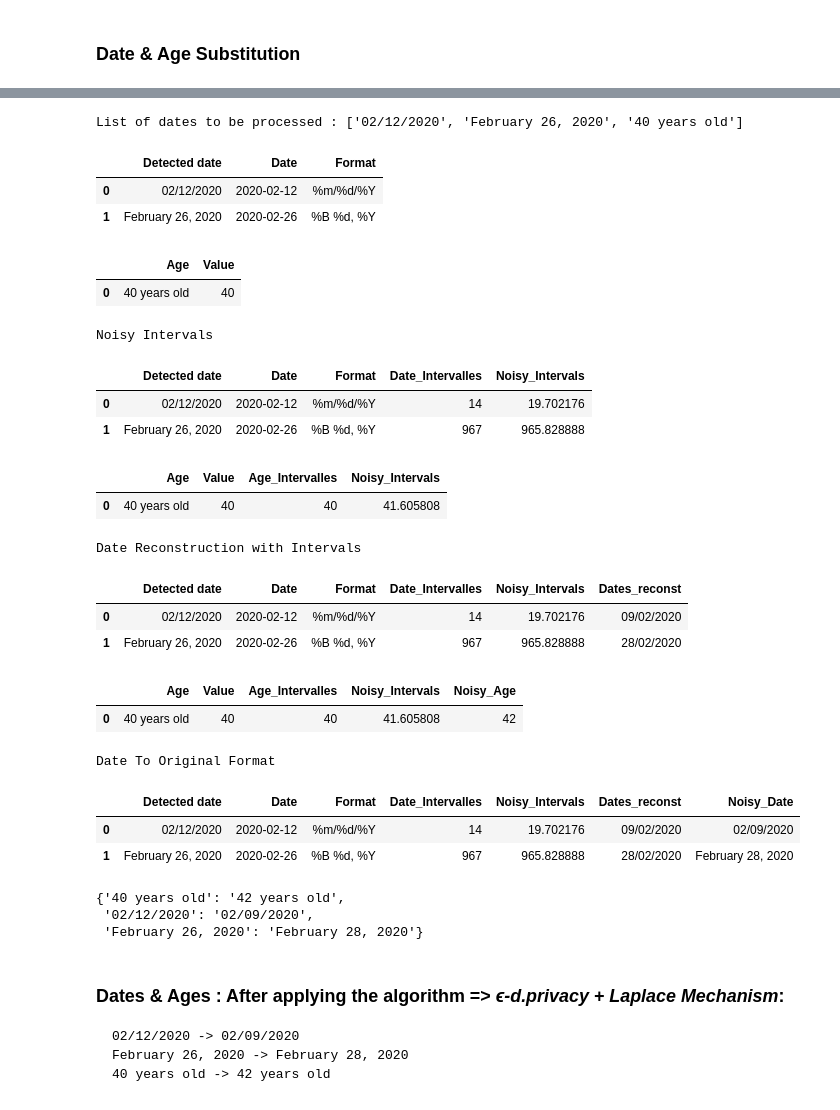
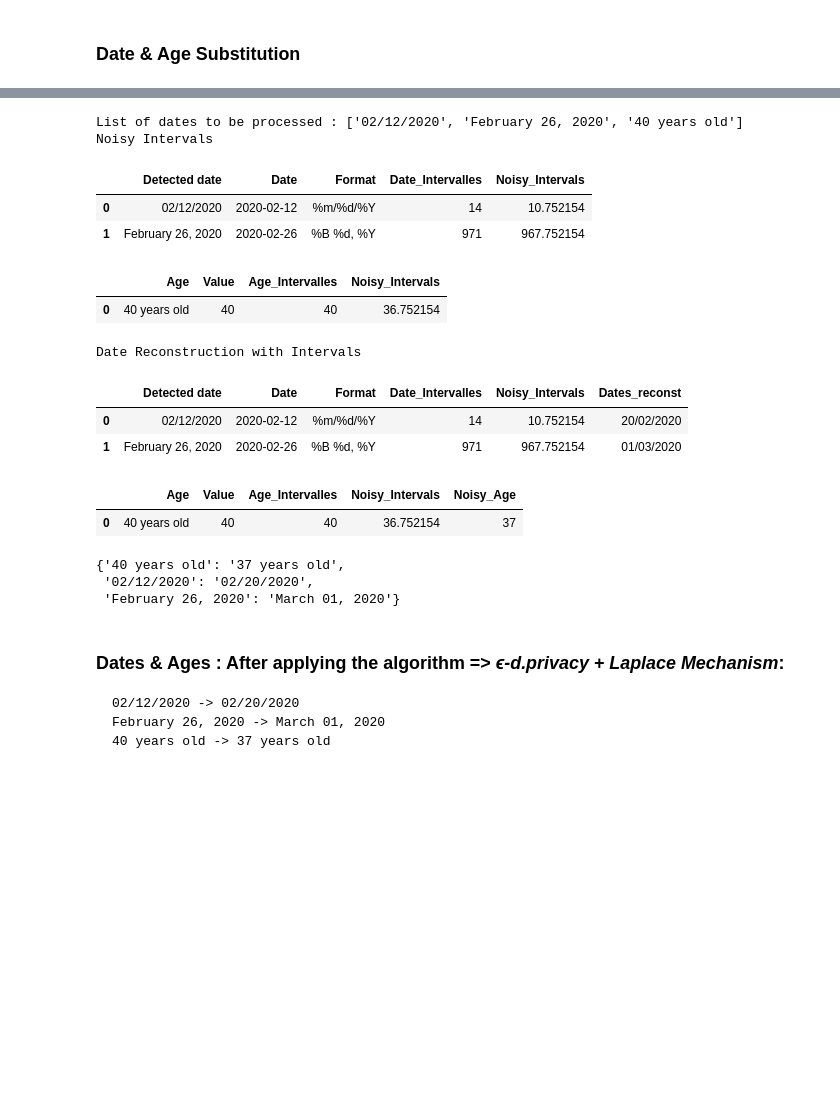
Before and after one commit to shree1024/Surrogate-generation-Strategies-in-De-identification, a Jupyter notebook: surrogate-generation-strategies.ipynb, the cells around one changed output, grey strips where cells are left out. Drawn from its saved outputs; the diff is of its cells as text; code cells hidden in the pictures; blank space fills up the shorter version.

Commit message:
Description & seed fixing

````diff
--- a/surrogate-generation-strategies.ipynb
+++ b/surrogate-generation-strategies.ipynb
@@ -188,18 +198,18 @@ Unité "years" : [40 years old]
+# %%
+DATES = ['02/12/2020', 'February 26, 2020', '40 years old']
+Epsilon = 0.75
 # %%
-def date_substitution(DATES, Epsilon_G):
-    #lines = retrieve_lines_in_file(dir+f)
+def date_substitution(DATES, Epsilon, SEED):
+
     LOOKUP_TABLE = dict()
-    #DF = pd.DataFrame(columns=['Date_Detectees','Date_Standard','Format_Orig'])
-    #DATES = retrieve_date(dir+f)
+
     if len(DATES) != 0:
-      EPSILON = Epsilon_G/len(DATES)
+      EPSILON = Epsilon/len(DATES)
 
       print("List of dates to be processed : {}".format(DATES))
       DF_D, DF_A = date.parse_date(DATES)
       DF_D = date.df_to_date(DF_D)
       DF_D, DF_A = date.order_date(DF_D, DF_A)
-      display(DF_D)
-      display(DF_A)
 
       DF_DALL, DF_D = date.remove_duplicate_nan_date(DF_D)
       DF_AALL, DF_A = date.remove_duplicate_age(DF_A)
@@ -211,7 +221,7 @@ def date_substitution(DATES, Epsilon_G):
         DF_D, LIST_INTERVAL_D = date.set_interval_between_date(DF_D)
         DF_A, LIST_INTERVAL_A = date.set_interval_between_age(DF_A)
 
-        DF_D, DF_A = date.noisy_interval(DF_D, DF_A, EPSILON)
+        DF_D, DF_A = date.noisy_interval(DF_D, DF_A, EPSILON, SEED)
         print("Noisy Intervals")
         display(DF_D)
         display(DF_A)
@@ -223,52 +233,38 @@ def date_substitution(DATES, Epsilon_G):
         display(DF_A)
 
         DF_D = date.date_to_orignal_format(DF_D)
-        print("Date To Original Format")
-        display(DF_D)
 
         LOOKUP_TABLE = date.construct_lookup_table(DF_D, DF_A)
-        #display(LOOKUP_TABLE)
-        #LOOKUP_TABLE = date.normalise_month_in_lookup_table(LOOKUP_TABLE)
+
         return LOOKUP_TABLE
       else:
         return "The detected dates are wrong or in wrong format"
     else :
       return "No date found"
-# %%
-Epsilon_G = 0.75
-DATES = ['02/12/2020', 'February 26, 2020', '40 years old']
-date_substitution(DATES, Epsilon_G)
-# %% [output]
-List of dates to be processed : ['02/12/2020', 'February 26, 2020', '40 years old']
-|  | Detected date | Date | Format |
-| 0 | 02/12/2020 | 2020-02-12 | %m/%d/%Y |
-| 1 | February 26, 2020 | 2020-02-26 | %B %d, %Y |
-|  | Age | Value |
-| 0 | 40 years old | 40 |
-Noisy Intervals
-|  | Detected date | Date | Format | Date_Intervalles | Noisy_Intervals |
-| 0 | 02/12/2020 | 2020-02-12 | %m/%d/%Y | 14 | 19.702176 |
-| 1 | February 26, 2020 | 2020-02-26 | %B %d, %Y | 967 | 965.828888 |
-|  | Age | Value | Age_Intervalles | Noisy_Intervals |
-| 0 | 40 years old | 40 | 40 | 41.605808 |
-Date Reconstruction with Intervals
-|  | Detected date | Date | Format | Date_Intervalles | Noisy_Intervals | Dates_reconst |
-| 0 | 02/12/2020 | 2020-02-12 | %m/%d/%Y | 14 | 19.702176 | 09/02/2020 |
-| 1 | February 26, 2020 | 2020-02-26 | %B %d, %Y | 967 | 965.828888 | 28/02/2020 |
-|  | Age | Value | Age_Intervalles | Noisy_Intervals | Noisy_Age |
-| 0 | 40 years old | 40 | 40 | 41.605808 | 42 |
-Date To Original Format
-|  | Detected date | Date | Format | Date_Intervalles | Noisy_Intervals | Dates_reconst | Noisy_Date |
-| 0 | 02/12/2020 | 2020-02-12 | %m/%d/%Y | 14 | 19.702176 | 09/02/2020 | 02/09/2020 |
-| 1 | February 26, 2020 | 2020-02-26 | %B %d, %Y | 967 | 965.828888 | 28/02/2020 | February 28, 2020 |
-{'40 years old': '42 years old',
- '02/12/2020': '02/09/2020',
- 'February 26, 2020': 'February 28, 2020'}
+# %%
+date_substitution(DATES, Epsilon, SEED)
+# %% [output]
+List of dates to be processed : ['02/12/2020', 'February 26, 2020', '40 years old']
+Noisy Intervals
+|  | Detected date | Date | Format | Date_Intervalles | Noisy_Intervals |
+| 0 | 02/12/2020 | 2020-02-12 | %m/%d/%Y | 14 | 10.752154 |
+| 1 | February 26, 2020 | 2020-02-26 | %B %d, %Y | 971 | 967.752154 |
+|  | Age | Value | Age_Intervalles | Noisy_Intervals |
+| 0 | 40 years old | 40 | 40 | 36.752154 |
+Date Reconstruction with Intervals
+|  | Detected date | Date | Format | Date_Intervalles | Noisy_Intervals | Dates_reconst |
+| 0 | 02/12/2020 | 2020-02-12 | %m/%d/%Y | 14 | 10.752154 | 20/02/2020 |
+| 1 | February 26, 2020 | 2020-02-26 | %B %d, %Y | 971 | 967.752154 | 01/03/2020 |
+|  | Age | Value | Age_Intervalles | Noisy_Intervals | Noisy_Age |
+| 0 | 40 years old | 40 | 40 | 36.752154 | 37 |
+{'40 years old': '37 years old',
+ '02/12/2020': '02/20/2020',
+ 'February 26, 2020': 'March 01, 2020'}
 # %% [markdown]
 ### **Dates & Ages** : After applying the algorithm => ***ϵ-d.privacy + Laplace Mechanism***:
 
 ```
-02/12/2020 -> 02/09/2020
-February 26, 2020 -> February 28, 2020
-40 years old -> 42 years old
+02/12/2020 -> 02/20/2020
+February 26, 2020 -> March 01, 2020
+40 years old -> 37 years old
 ```
````
Also changed, not shown: parts of 20 cells of this notebook.
